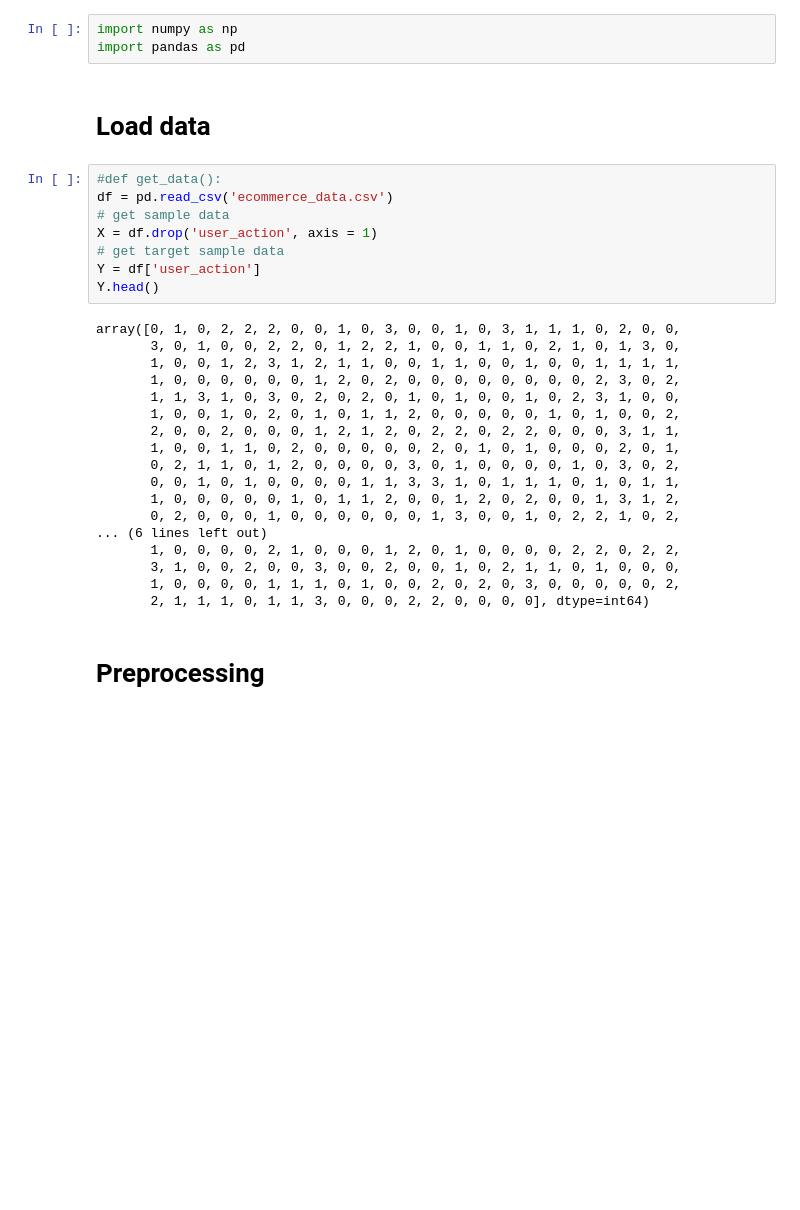
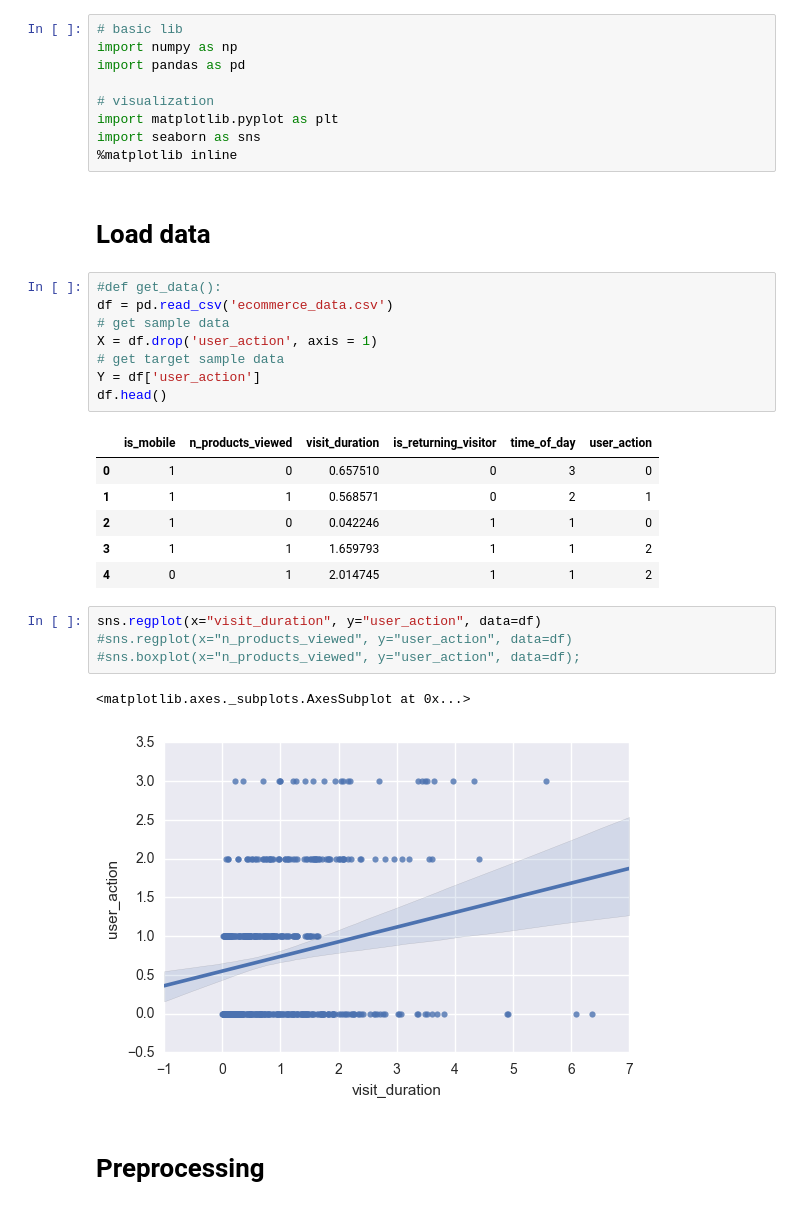
Before and after one commit to jokandre/MachineLearning-Demos, a Jupyter notebook: NeuralNetwork/data_science_deep_learning/E- commerce course project.ipynb, the cells around one changed output. Saved outputs shown, nothing was run; the diff lists cells and outputs as text; blank space fills up the shorter version.

```diff
--- a/NeuralNetwork/data_science_deep_learning/E- commerce course project.ipynb
+++ b/NeuralNetwork/data_science_deep_learning/E- commerce course project.ipynb
@@ -1,6 +1,12 @@
 # %%
+# basic lib
 import numpy as np
 import pandas as pd
+
+# visualization
+import matplotlib.pyplot as plt
+import seaborn as sns
+%matplotlib inline
 # %% [markdown]
 # Load data
 # %%
@@ -10,25 +16,21 @@ df = pd.read_csv('ecommerce_data.csv')
 X = df.drop('user_action', axis = 1)
 # get target sample data
 Y = df['user_action']
-Y.head()
+df.head()
 # %% [output]
-array([0, 1, 0, 2, 2, 2, 0, 0, 1, 0, 3, 0, 0, 1, 0, 3, 1, 1, 1, 0, 2, 0, 0,
-       3, 0, 1, 0, 0, 2, 2, 0, 1, 2, 2, 1, 0, 0, 1, 1, 0, 2, 1, 0, 1, 3, 0,
-       1, 0, 0, 1, 2, 3, 1, 2, 1, 1, 0, 0, 1, 1, 0, 0, 1, 0, 0, 1, 1, 1, 1,
-       1, 0, 0, 0, 0, 0, 0, 1, 2, 0, 2, 0, 0, 0, 0, 0, 0, 0, 0, 2, 3, 0, 2,
-       1, 1, 3, 1, 0, 3, 0, 2, 0, 2, 0, 1, 0, 1, 0, 0, 1, 0, 2, 3, 1, 0, 0,
-       1, 0, 0, 1, 0, 2, 0, 1, 0, 1, 1, 2, 0, 0, 0, 0, 0, 1, 0, 1, 0, 0, 2,
-       2, 0, 0, 2, 0, 0, 0, 1, 2, 1, 2, 0, 2, 2, 0, 2, 2, 0, 0, 0, 3, 1, 1,
-       1, 0, 0, 1, 1, 0, 2, 0, 0, 0, 0, 0, 2, 0, 1, 0, 1, 0, 0, 0, 2, 0, 1,
-       0, 2, 1, 1, 0, 1, 2, 0, 0, 0, 0, 3, 0, 1, 0, 0, 0, 0, 1, 0, 3, 0, 2,
-       0, 0, 1, 0, 1, 0, 0, 0, 0, 1, 1, 3, 3, 1, 0, 1, 1, 1, 0, 1, 0, 1, 1,
-       1, 0, 0, 0, 0, 0, 1, 0, 1, 1, 2, 0, 0, 1, 2, 0, 2, 0, 0, 1, 3, 1, 2,
-       0, 2, 0, 0, 0, 1, 0, 0, 0, 0, 0, 0, 1, 3, 0, 0, 1, 0, 2, 2, 1, 0, 2,
-... (6 lines left out)
-       1, 0, 0, 0, 0, 2, 1, 0, 0, 0, 1, 2, 0, 1, 0, 0, 0, 0, 2, 2, 0, 2, 2,
-       3, 1, 0, 0, 2, 0, 0, 3, 0, 0, 2, 0, 0, 1, 0, 2, 1, 1, 0, 1, 0, 0, 0,
-       1, 0, 0, 0, 0, 1, 1, 1, 0, 1, 0, 0, 2, 0, 2, 0, 3, 0, 0, 0, 0, 0, 2,
-       2, 1, 1, 1, 0, 1, 1, 3, 0, 0, 0, 2, 2, 0, 0, 0, 0], dtype=int64)
+|  | is_mobile | n_products_viewed | visit_duration | is_returning_visitor | time_of_day | user_action |
+| 0 | 1 | 0 | 0.657510 | 0 | 3 | 0 |
+| 1 | 1 | 1 | 0.568571 | 0 | 2 | 1 |
+| 2 | 1 | 0 | 0.042246 | 1 | 1 | 0 |
+| 3 | 1 | 1 | 1.659793 | 1 | 1 | 2 |
+| 4 | 0 | 1 | 2.014745 | 1 | 1 | 2 |
+# %%
+sns.regplot(x="visit_duration", y="user_action", data=df)
+#sns.regplot(x="n_products_viewed", y="user_action", data=df)
+#sns.boxplot(x="n_products_viewed", y="user_action", data=df);
+# %% [output]
+<matplotlib.axes._subplots.AxesSubplot at 0x...>
+[figure, added]
 # %% [markdown]
 # Preprocessing
 # %%
```
Also changed, not shown: parts of 5 cells of this notebook.
